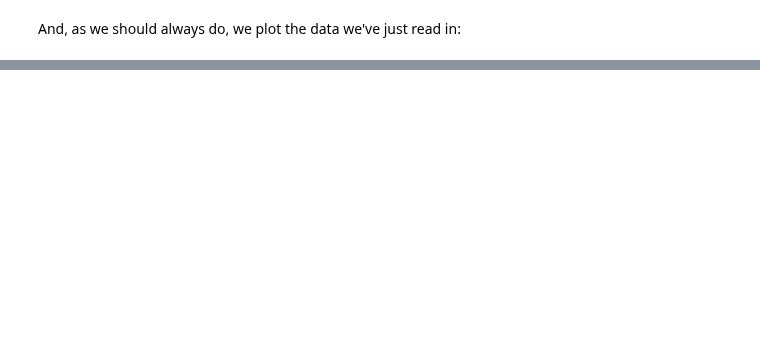
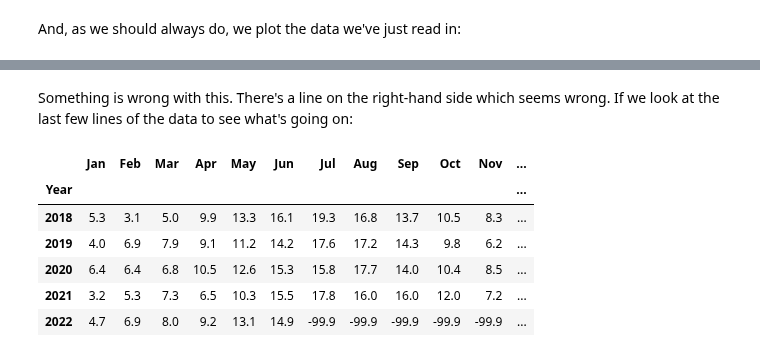
Before and after one commit to JGIBristol/environmental-data-analysis-in-python, a Jupyter notebook: answer_read_weather.ipynb, the cells around one changed output, grey strips where cells are left out. Saved outputs shown, nothing was run; the diff lists cells and outputs as text; code cells hidden in the pictures; blank space fills up the shorter version.

```diff
--- a/answer_read_weather.ipynb
+++ b/answer_read_weather.ipynb
@@ -26,0 +90,12 @@ temperature.plot()
+# %% [markdown]
+Something is wrong with this. There's a line on the right-hand side which seems wrong. If we look at the last few lines of the data to see what's going on:
+# %%
+temperature.tail()
+# %% [output]
+|  | Jan | Feb | Mar | Apr | May | Jun | Jul | Aug | Sep | Oct | Nov | ... |
+| Year |  |  |  |  |  |  |  |  |  |  |  | ... |
+| 2018 | 5.3 | 3.1 | 5.0 | 9.9 | 13.3 | 16.1 | 19.3 | 16.8 | 13.7 | 10.5 | 8.3 | ... |
+| 2019 | 4.0 | 6.9 | 7.9 | 9.1 | 11.2 | 14.2 | 17.6 | 17.2 | 14.3 | 9.8 | 6.2 | ... |
+| 2020 | 6.4 | 6.4 | 6.8 | 10.5 | 12.6 | 15.3 | 15.8 | 17.7 | 14.0 | 10.4 | 8.5 | ... |
+| 2021 | 3.2 | 5.3 | 7.3 | 6.5 | 10.3 | 15.5 | 17.8 | 16.0 | 16.0 | 12.0 | 7.2 | ... |
+| 2022 | 4.7 | 6.9 | 8.0 | 9.2 | 13.1 | 14.9 | -99.9 | -99.9 | -99.9 | -99.9 | -99.9 | ... |
```
Also changed, not shown: parts of 14 cells of this notebook.
